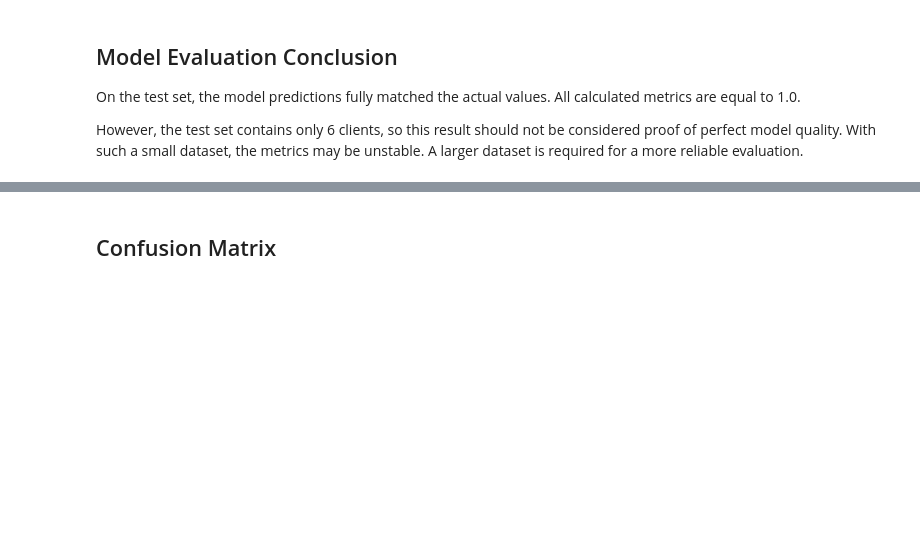
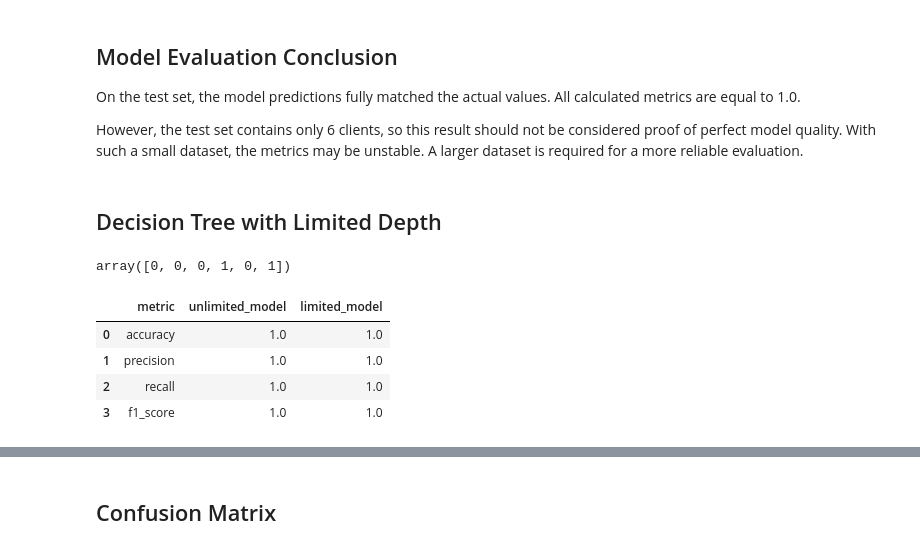
Before and after one commit to timur-rimsky/high-value-client-prediction, a Jupyter notebook: high_value_client_prediction.ipynb, the cells around one changed output, grey strips where cells are left out. Drawn from its saved outputs; the diff is of its cells as text; code cells hidden in the pictures; blank space fills up the shorter version.

```diff
--- a/high_value_client_prediction.ipynb
+++ b/high_value_client_prediction.ipynb
@@ -273,3 +275,43 @@ model_metrics
 On the test set, the model predictions fully matched the actual values. All calculated metrics are equal to 1.0.
 
 However, the test set contains only 6 clients, so this result should not be considered proof of perfect model quality. With such a small dataset, the metrics may be unstable. A larger dataset is required for a more reliable evaluation.
+# %% [markdown]
+## Decision Tree with Limited Depth
+# %%
+limited_model = DecisionTreeClassifier(max_depth=2, random_state=42)
+limited_model.fit(X_train, y_train)
+
+limited_y_pred = limited_model.predict(X_test)
+
+limited_y_pred
+# %% [output]
+array([0, 0, 0, 1, 0, 1])
+# %%
+comparative_models_table = pd.DataFrame({
+  "metric": [
+    "accuracy",
+    "precision",
+    "recall",
+    "f1_score"
+  ],
+  "unlimited_model": [
+    accuracy_score(y_test, y_pred),
+    precision_score(y_test, y_pred),
+    recall_score(y_test, y_pred),
+    f1_score(y_test, y_pred)
+  ],
+  "limited_model": [
+    accuracy_score(y_test, limited_y_pred),
+    precision_score(y_test, limited_y_pred),
+    recall_score(y_test, limited_y_pred),
+    f1_score(y_test, limited_y_pred)
+  ]
+})
+
+comparative_models_table
+# %% [output]
+|  | metric | unlimited_model | limited_model |
+| 0 | accuracy | 1.0 | 1.0 |
+| 1 | precision | 1.0 | 1.0 |
+| 2 | recall | 1.0 | 1.0 |
+| 3 | f1_score | 1.0 | 1.0 |
```
Also changed, not shown: parts of 15 cells of this notebook.
